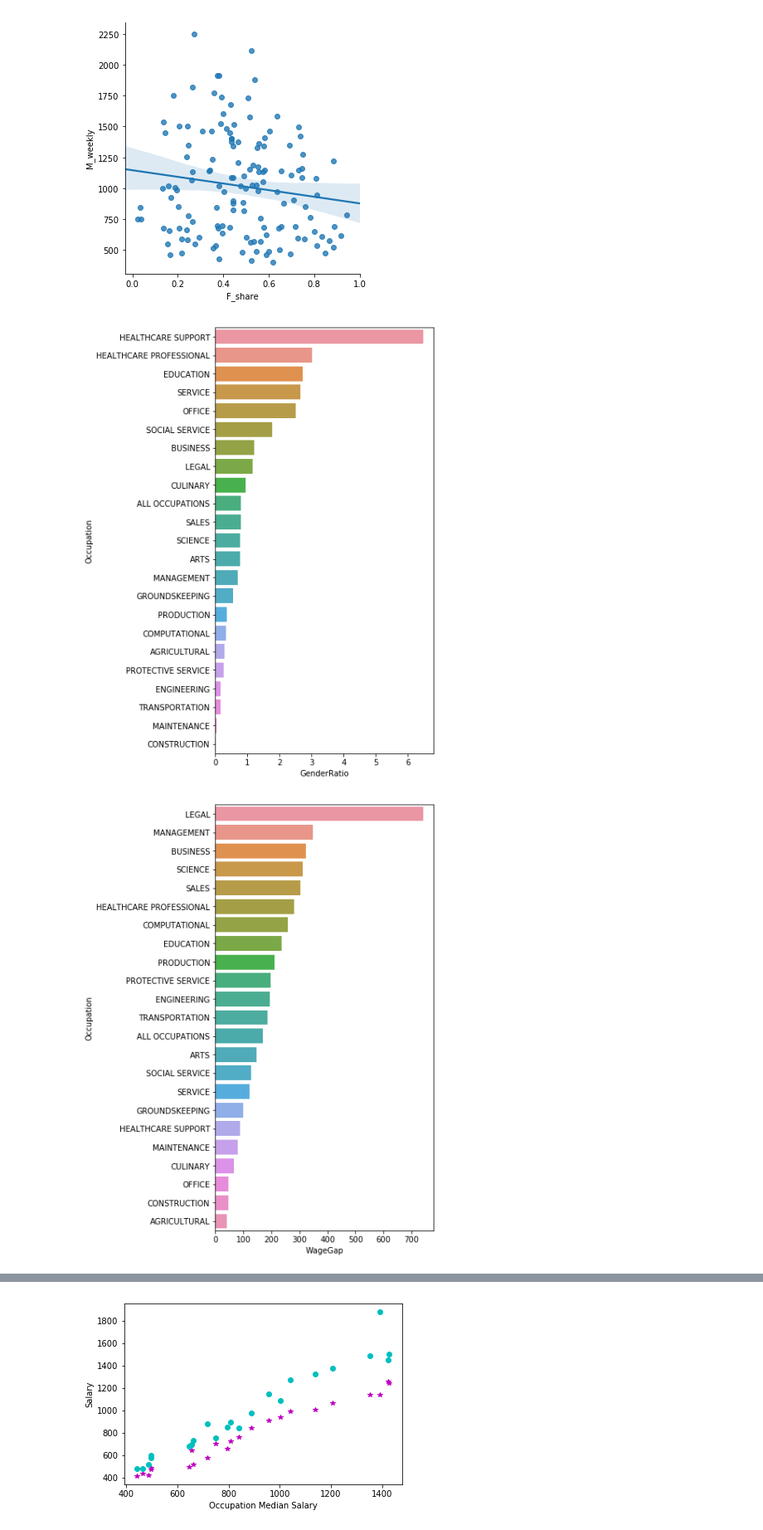
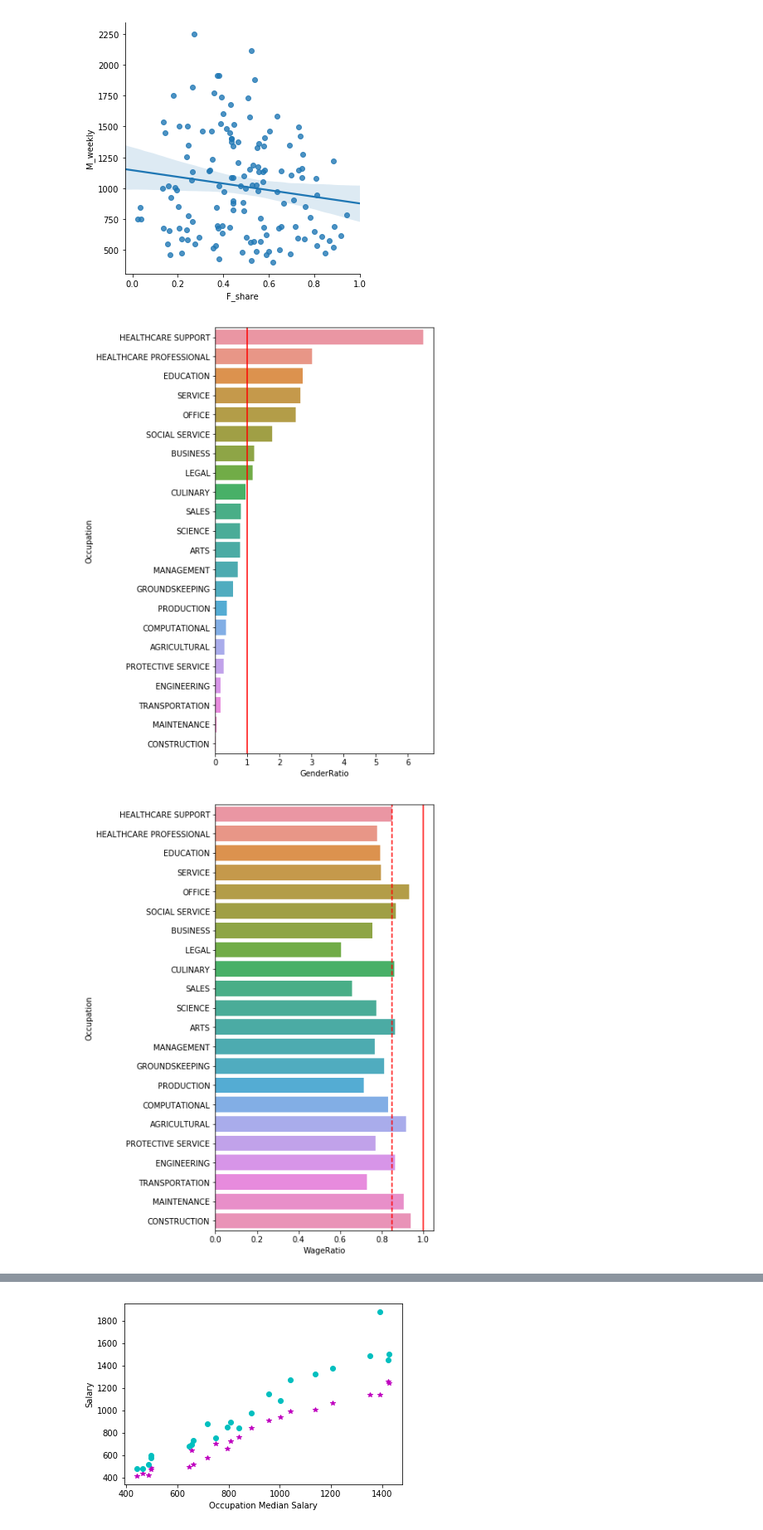
Before and after one commit to Schmidt8181/CapstoneProject, a Jupyter notebook: CapstoneProject.ipynb, the cells around one changed output, grey strips where cells are left out. Shown at 83% size. Cells and saved outputs as stored; diff of their text form; code cells hidden in the pictures.

```diff
--- a/CapstoneProject.ipynb
+++ b/CapstoneProject.ipynb
@@ -433,15 +453,19 @@ plt.figure(figsize=((5,10)))
 sns.barplot(x='GenderRatio',
             y='Occupation',
             data=categories_df.sort_values('GenderRatio', ascending=False))
+plt.axvline(x=1, color='red', linestyle='solid')
 plt.show()
 # %% [output]
-[figure, old version]
+[figure, new version]
 # %%
-# Now lets see the wage gap
+# Looking at wage ratios for men v women
+# Red line indicates equal to mens wages, dashed line is 15% less
 plt.figure(figsize=((5,10)))
-sns.barplot(x='WageGap',
+sns.barplot(x='WageRatio',
             y='Occupation',
-            data=categories_df.sort_values('WageGap', ascending=False))
+            data=categories_df.sort_values('GenderRatio', ascending=False))
+plt.axvline(x=.85, color='red', linestyle='dashed')
+plt.axvline(x=1, color='red', linestyle='solid')
 plt.show()
 # %% [output]
-[figure, old version]
+[figure, new version]
```
Also changed, not shown: parts of 28 cells of this notebook.
